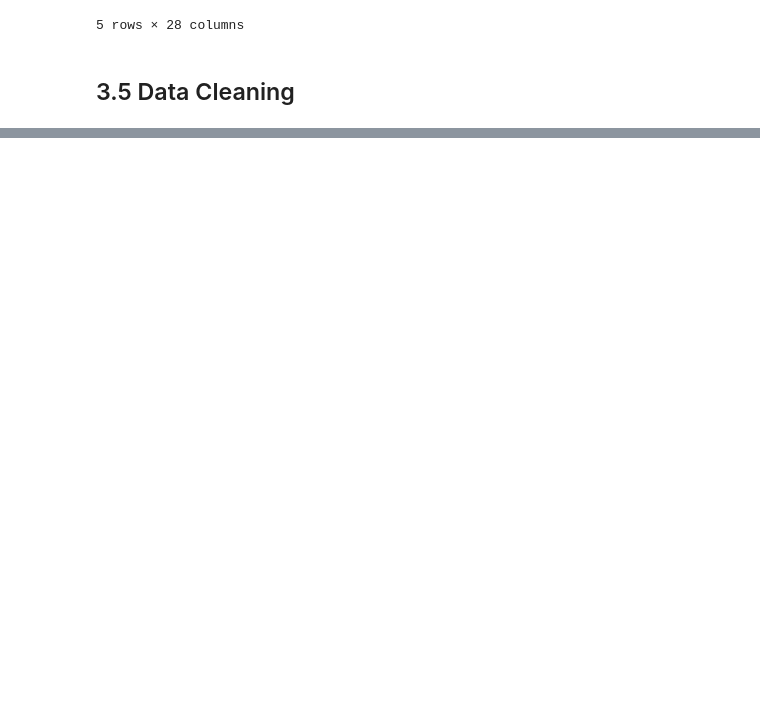
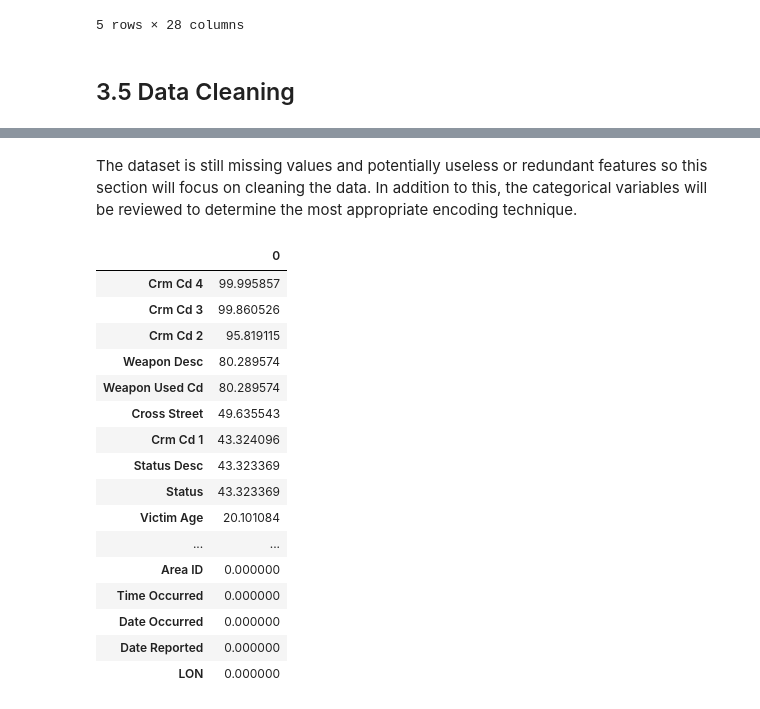
Before and after one commit to OCD0505/Springboard-Capstone-Project-Two, a Jupyter notebook: notebooks/3.0-faa-pre-processing-and-training-data-development.ipynb, the cells around one changed output, grey strips where cells are left out. Drawn from its saved outputs; the diff is of its cells as text; code cells hidden in the pictures; blank space fills up the shorter version.

```diff
--- a/notebooks/3.0-faa-pre-processing-and-training-data-development.ipynb
+++ b/notebooks/3.0-faa-pre-processing-and-training-data-development.ipynb
@@ -112,13 +98,0 @@ There are few things that can be flagged already:
-# %%
-# drop Status column
-
-crimedf.drop(columns="Status", inplace=True)
-# %%
-# unnamed 0: column has no information as it is the duplicate of the index
-
-crimedf.drop(columns="Unnamed: 0",inplace=True)
-# %%
-# convert date columns to datetime
-
-crimedf["Date Reported"]=pd.to_datetime(crimedf["Date Reported"])
-crimedf["Date Occurred"]=pd.to_datetime(crimedf["Date Occurred"])
@@ -284,0 +99,24 @@ encoded_crimedf_1.head()
+# %% [markdown]
+The dataset is still missing values and potentially useless or redundant features so this section will focus on cleaning the data. In addition to this, the categorical variables will be reviewed to determine the most appropriate encoding technique.
+# %%
+# look at the missing values
+
+pd.DataFrame(crimedf.isnull().sum()/len(crimedf)*100).sort_values(by=0, ascending=False)
+# %% [output]
+|  | 0 |
+| Crm Cd 4 | 99.995857 |
+| Crm Cd 3 | 99.860526 |
+| Crm Cd 2 | 95.819115 |
+| Weapon Desc | 80.289574 |
+| Weapon Used Cd | 80.289574 |
+| Cross Street | 49.635543 |
+| Crm Cd 1 | 43.324096 |
+| Status Desc | 43.323369 |
+| Status | 43.323369 |
+| Victim Age | 20.101084 |
+| ... | ... |
+| Area ID | 0.000000 |
+| Time Occurred | 0.000000 |
+| Date Occurred | 0.000000 |
+| Date Reported | 0.000000 |
+| LON | 0.000000 |
```
Also changed, not shown: parts of 105 cells of this notebook.
